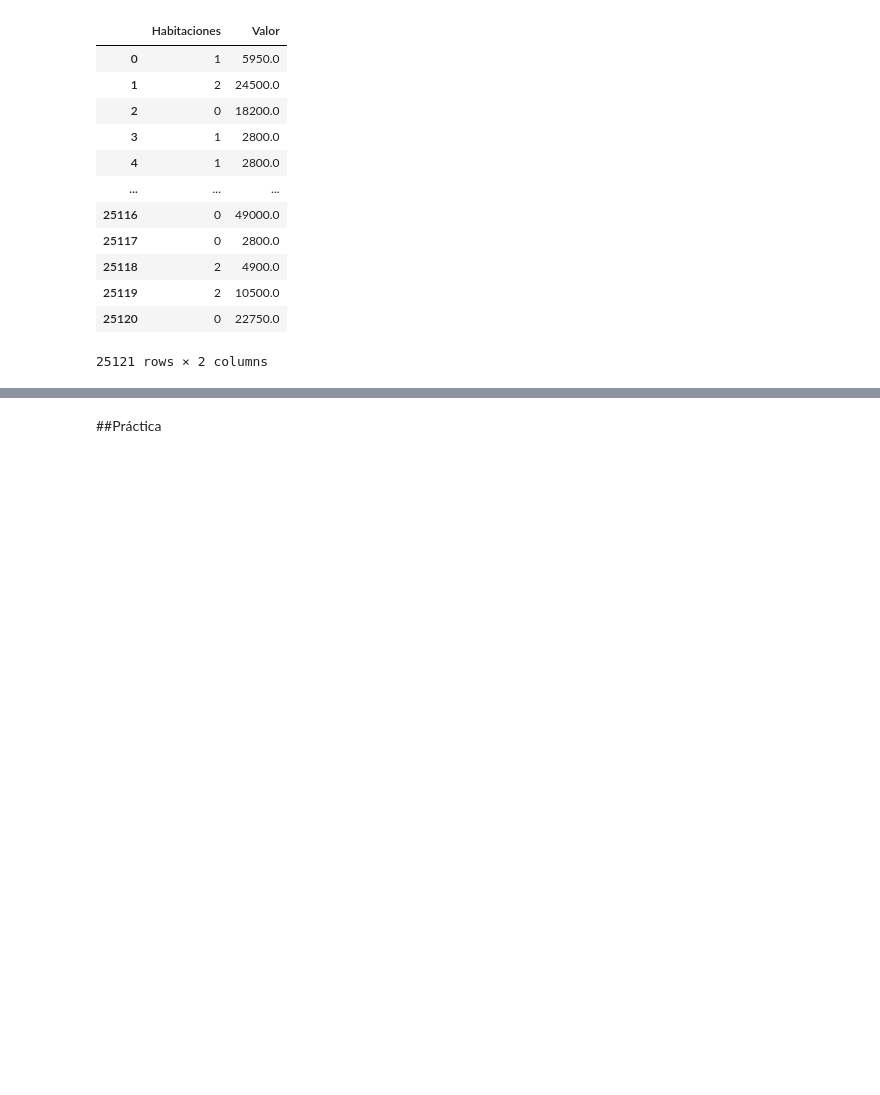
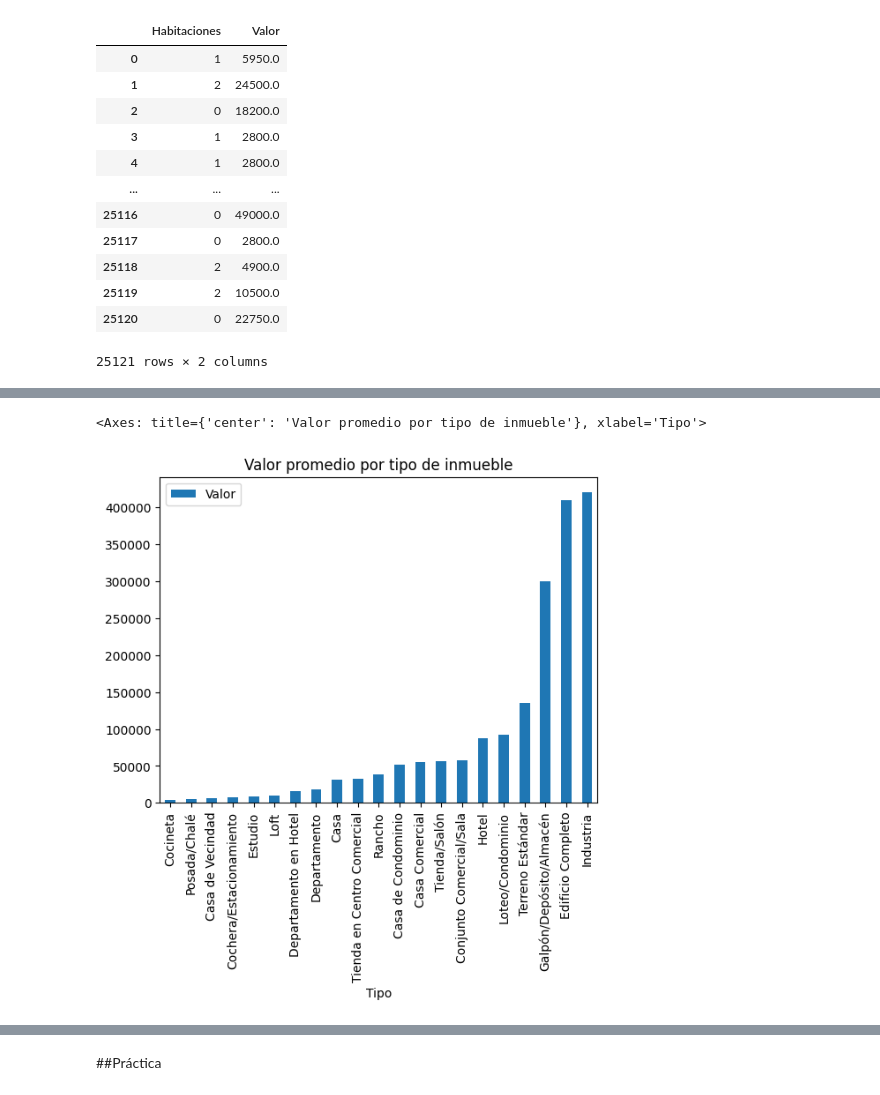
Before and after one commit to AenimaLabs/2061-pandas-conociendo-la-biblioteca, a Jupyter notebook: inmuebles_cdmx.ipynb, the cells around one changed output, grey strips where cells are left out. Drawn from its saved outputs; the diff is of its cells as text; code cells hidden in the pictures; blank space fills up the shorter version.

```diff
--- a/inmuebles_cdmx.ipynb
+++ b/inmuebles_cdmx.ipynb
@@ -140,0 +203,5 @@ datos[["Habitaciones", "Valor"]] #doble paréntesis, es una lista
+# %%
+valor_promedio_tipo_df = datos.groupby("Tipo")[["Valor"]].mean().sort_values("Valor") #promedio de la columna Valor por tipo de inmueble como datafra,
+#ordenado de menor a mayor
+print(type(valor_promedio_tipo_df)) #es un dataframe
+valor_promedio_tipo_df
@@ -140,0 +228,5 @@ datos[["Habitaciones", "Valor"]] #doble paréntesis, es una lista
+# %%
+valor_promedio_tipo_df.plot.bar(title="Valor promedio por tipo de inmueble")
+# %% [output]
+<Axes: title={'center': 'Valor promedio por tipo de inmueble'}, xlabel='Tipo'>
+[figure, added]
```
Also changed, not shown: parts of 21 cells of this notebook.
